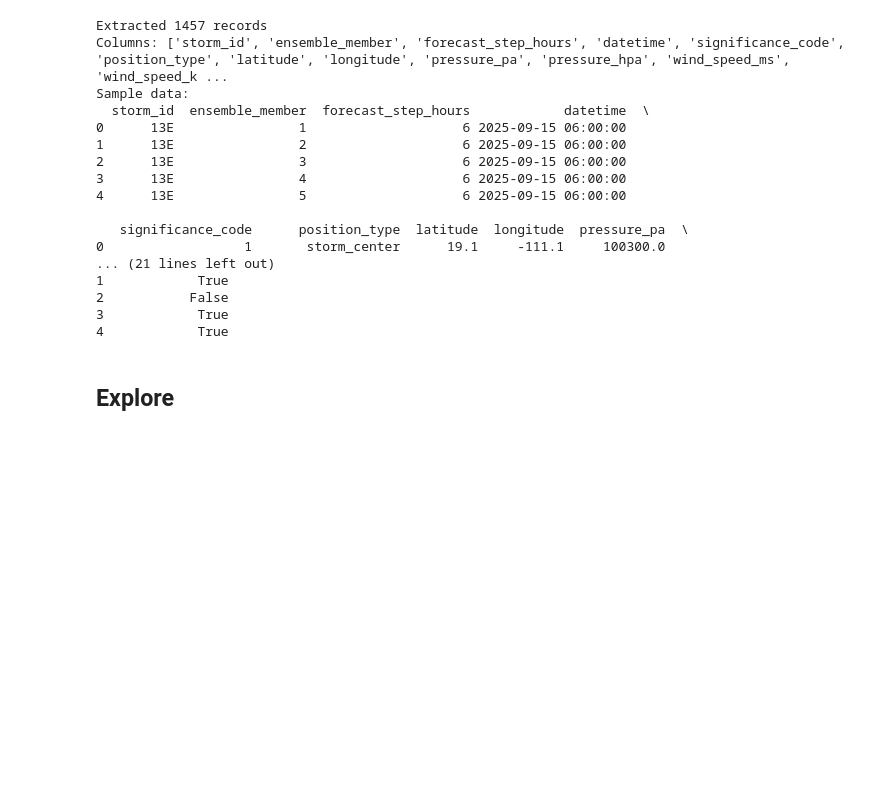
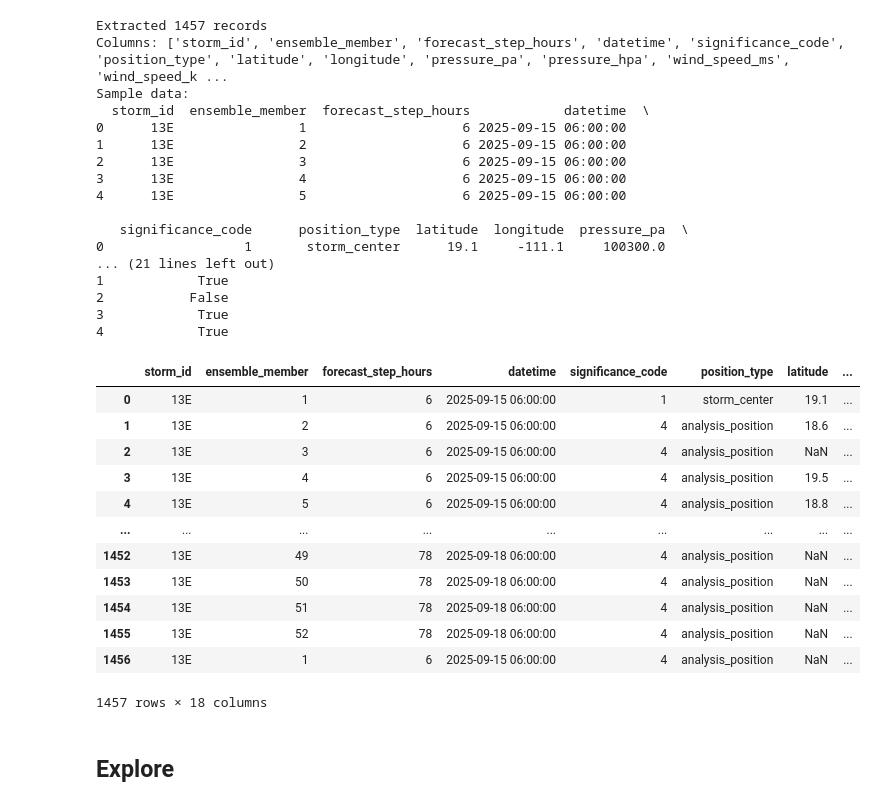
Before and after one commit to felixschwebel/TC-Forecasts-ECMWF, a Jupyter notebook: ecmwf_tc_forecasts_example_MARIO.ipynb, the cells around one changed output. Saved outputs shown, nothing was run; the diff lists cells and outputs as text; code cells hidden in the pictures; blank space fills up the shorter version.

```diff
--- a/ecmwf_tc_forecasts_example_MARIO.ipynb
+++ b/ecmwf_tc_forecasts_example_MARIO.ipynb
@@ -106,6 +106,22 @@ Sample data:
 2           False
 3            True
 4            True
+# %%
+df
+# %% [output]
+|  | storm_id | ensemble_member | forecast_step_hours | datetime | significance_code | position_type | latitude | ... |
+| 0 | 13E | 1 | 6 | 2025-09-15 06:00:00 | 1 | storm_center | 19.1 | ... |
+| 1 | 13E | 2 | 6 | 2025-09-15 06:00:00 | 4 | analysis_position | 18.6 | ... |
+| 2 | 13E | 3 | 6 | 2025-09-15 06:00:00 | 4 | analysis_position | NaN | ... |
+| 3 | 13E | 4 | 6 | 2025-09-15 06:00:00 | 4 | analysis_position | 19.5 | ... |
+| 4 | 13E | 5 | 6 | 2025-09-15 06:00:00 | 4 | analysis_position | 18.8 | ... |
+| ... | ... | ... | ... | ... | ... | ... | ... | ... |
+| 1452 | 13E | 49 | 78 | 2025-09-18 06:00:00 | 4 | analysis_position | NaN | ... |
+| 1453 | 13E | 50 | 78 | 2025-09-18 06:00:00 | 4 | analysis_position | NaN | ... |
+| 1454 | 13E | 51 | 78 | 2025-09-18 06:00:00 | 4 | analysis_position | NaN | ... |
+| 1455 | 13E | 52 | 78 | 2025-09-18 06:00:00 | 4 | analysis_position | NaN | ... |
+| 1456 | 13E | 1 | 6 | 2025-09-15 06:00:00 | 4 | analysis_position | NaN | ... |
+1457 rows × 18 columns
 # %% [markdown]
 ## Explore
 # %%
```
Also changed, not shown: parts of 2 cells of this notebook, 3 other files.
